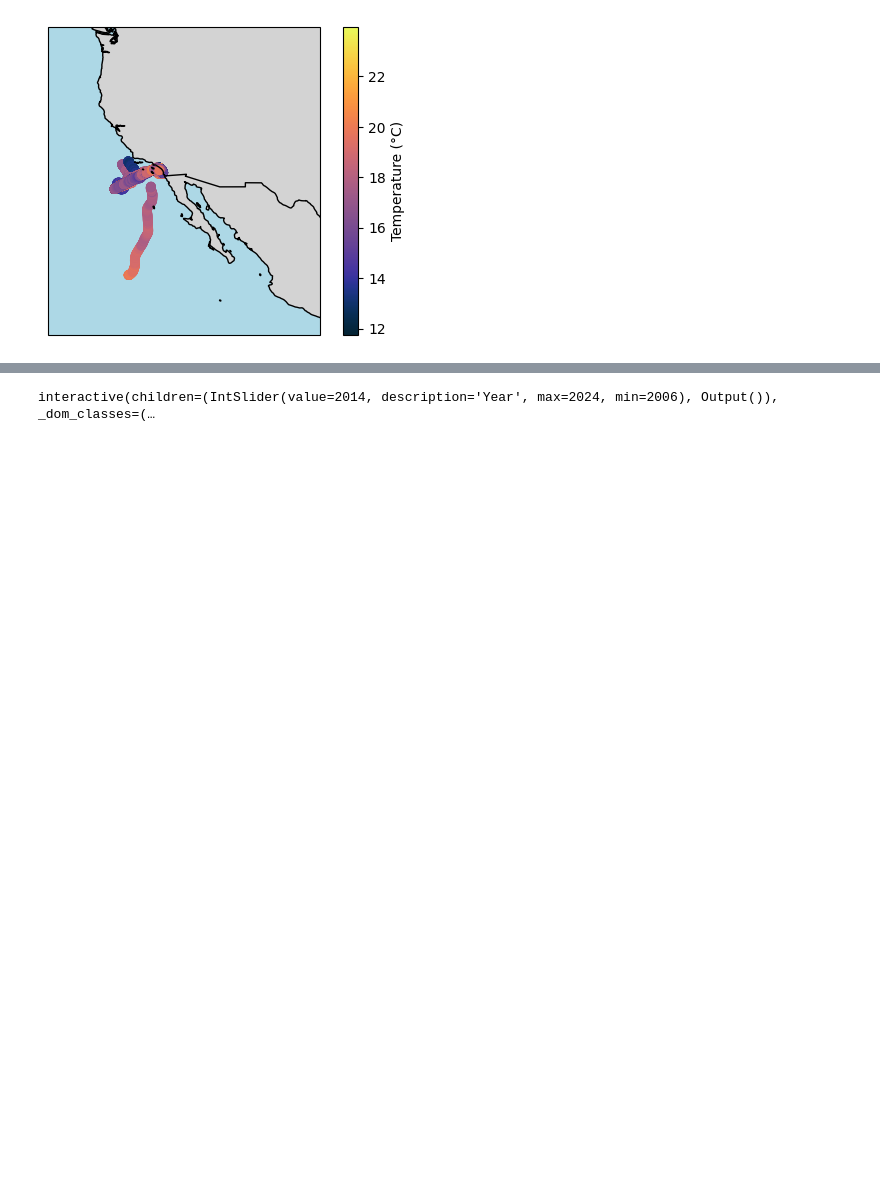
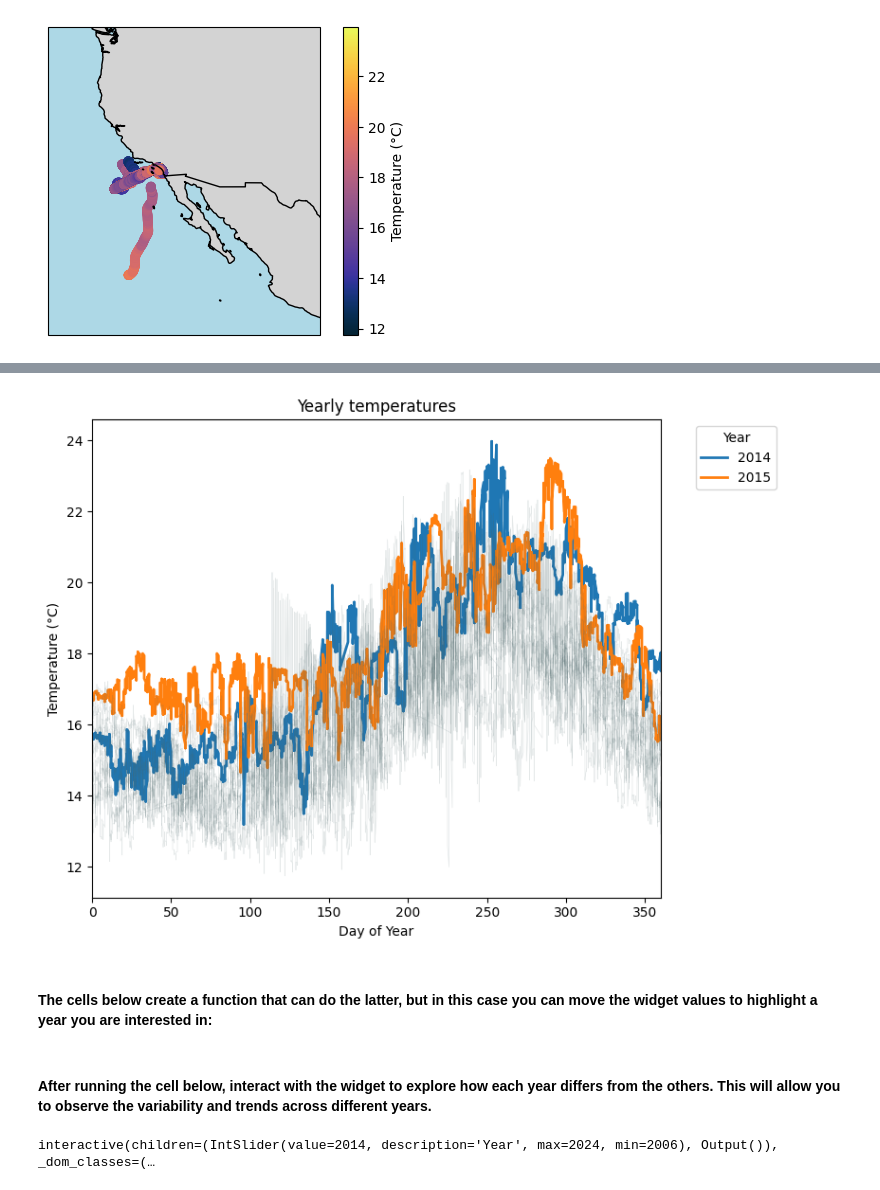
Before and after one commit to marianatorres4/TutorCove, a Jupyter notebook: CCC_Temperature_analysis.ipynb, the cells around one changed output, grey strips where cells are left out. Cells and saved outputs as stored; diff of their text form; code cells hidden in the pictures; blank space fills up the shorter version.

```diff
--- a/CCC_Temperature_analysis.ipynb
+++ b/CCC_Temperature_analysis.ipynb
@@ -230,3 +269,23 @@ da["year"] = da["time"].dt.year
+# %%
+plt.figure(figsize=(8, 6))
+
+for year, group in da.groupby("year"):
+    if year in [2014, 2015]:
+        plt.plot(group["day_of_year"], group["temp"], label=f"{year}", linewidth=2, alpha=1)
+    else:
+        plt.plot(group["day_of_year"], group["temp"], color="#4b6669", linewidth=0.5, alpha=0.15)
+
+plt.xlabel("Day of Year")
+plt.ylabel("Temperature (°C)")
+plt.title("Yearly temperatures")
+plt.legend(title="Year", bbox_to_anchor=(1.05, 1), loc="upper left")
+plt.xlim(0,360)
+plt.tight_layout()
+plt.show()
+# %% [output]
+[figure, added]
+# %% [markdown]
+#### The cells below create a function that can do the latter, but in this case you can move the widget values to highlight a year you are interested in:
 # %%
 def plot_year(selected_year):
     plt.figure(figsize=(5, 5))
@@ -244,4 +303,6 @@ def plot_year(selected_year):
     plt.xlim(0, 365)
     plt.tight_layout()
     plt.show()
+# %% [markdown]
+#### After running the cell below, interact with the widget to explore how each year differs from the others. This will allow you to observe the variability and trends across different years.
 # %%
```
Also changed, not shown: parts of 24 cells of this notebook.
